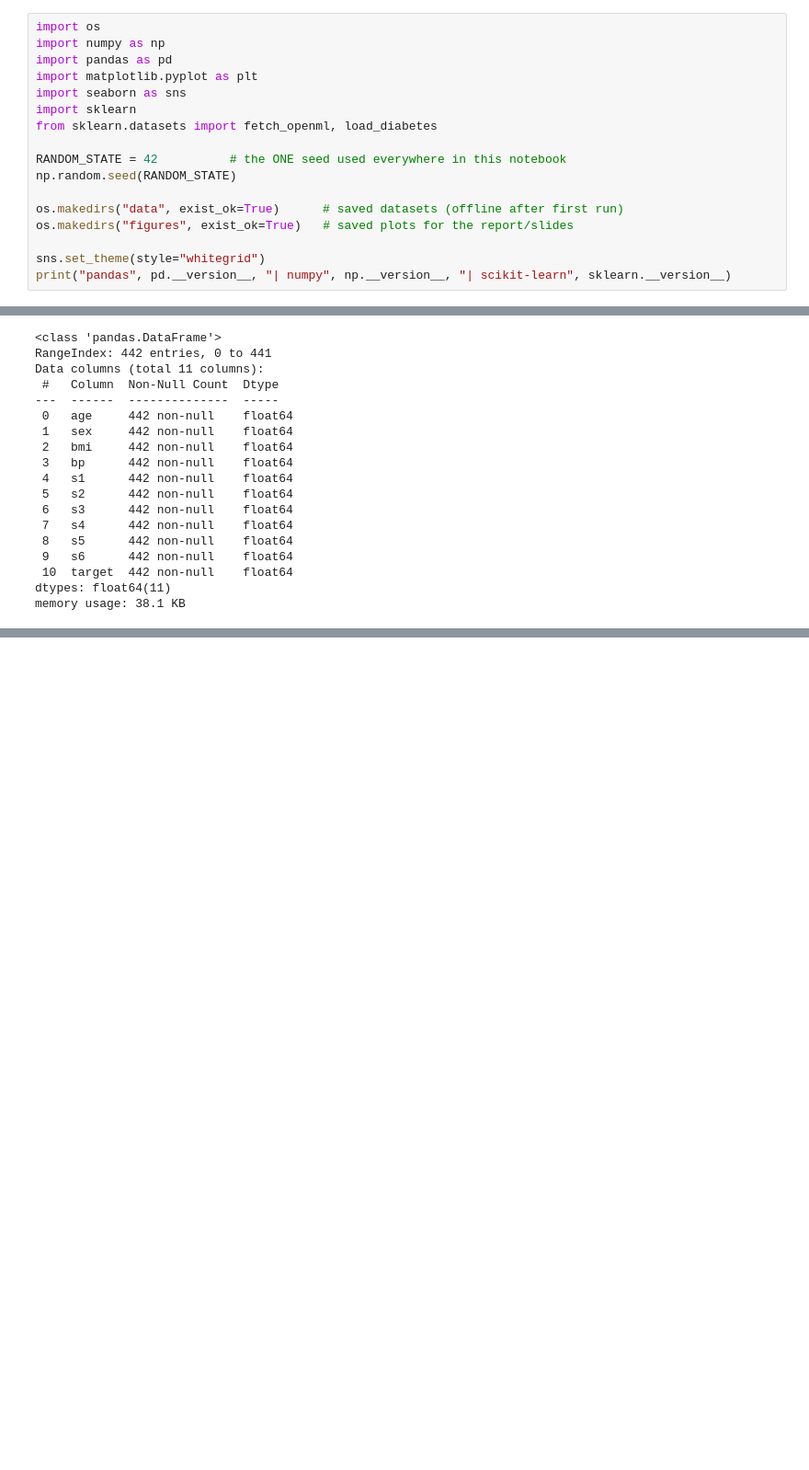
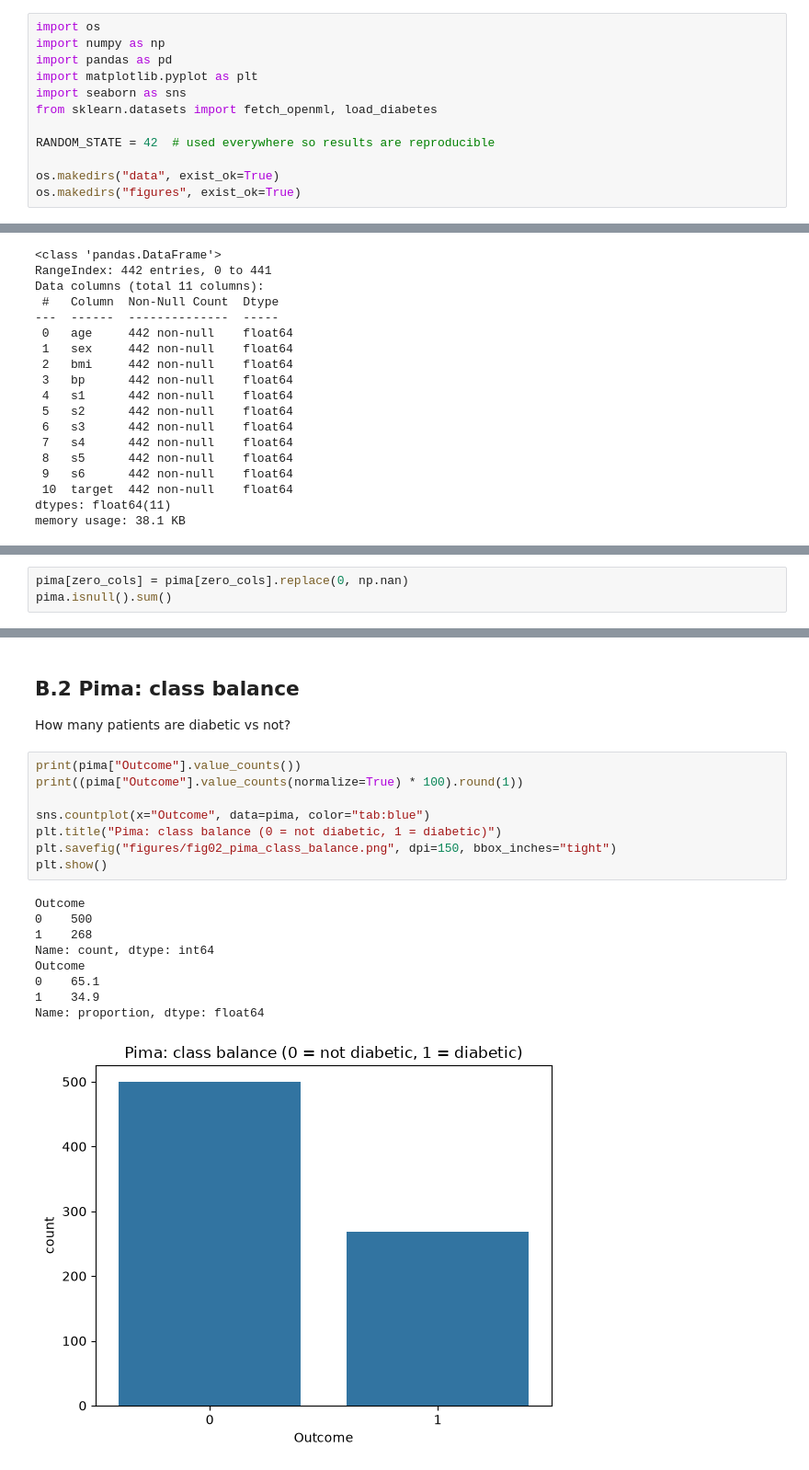
Before and after one commit to aggamsingh/diabetes-risk, a Jupyter notebook: diabetes_risk.ipynb, the cells around one changed output, grey strips where cells are left out. Shown at 92% size. Cells and saved outputs as stored; diff of their text form; blank space fills up the shorter version.

```diff
--- a/diabetes_risk.ipynb
+++ b/diabetes_risk.ipynb
@@ -33,14 +20,9 @@ import numpy as np
 import pandas as pd
 import matplotlib.pyplot as plt
 import seaborn as sns
-import sklearn
 from sklearn.datasets import fetch_openml, load_diabetes
 
-RANDOM_STATE = 42          # the ONE seed used everywhere in this notebook
-np.random.seed(RANDOM_STATE)
+RANDOM_STATE = 42  # used everywhere so results are reproducible
 
-os.makedirs("data", exist_ok=True)      # saved datasets (offline after first run)
-os.makedirs("figures", exist_ok=True)   # saved plots for the report/slides
-
-sns.set_theme(style="whitegrid")
-print("pandas", pd.__version__, "| numpy", np.__version__, "| scikit-learn", sklearn.__version__)
+os.makedirs("data", exist_ok=True)
+os.makedirs("figures", exist_ok=True)
@@ -408,0 +257,3 @@ The `target` ranges from **25 to 346**, with a mean of 152.13 and a standard dev
+# %%
+pima[zero_cols] = pima[zero_cols].replace(0, np.nan)
+pima.isnull().sum()
@@ -408,0 +271,21 @@ The `target` ranges from **25 to 346**, with a mean of 152.13 and a standard dev
+# %% [markdown]
+## B.2 Pima: class balance
+How many patients are diabetic vs not?
+# %%
+print(pima["Outcome"].value_counts())
+print((pima["Outcome"].value_counts(normalize=True) * 100).round(1))
+
+sns.countplot(x="Outcome", data=pima, color="tab:blue")
+plt.title("Pima: class balance (0 = not diabetic, 1 = diabetic)")
+plt.savefig("figures/fig02_pima_class_balance.png", dpi=150, bbox_inches="tight")
+plt.show()
+# %% [output]
+Outcome
+0    500
+1    268
+Name: count, dtype: int64
+Outcome
+0    65.1
+1    34.9
+Name: proportion, dtype: float64
+[figure, added]
```
Also changed, not shown: parts of 73 cells of this notebook, 14 other files.
